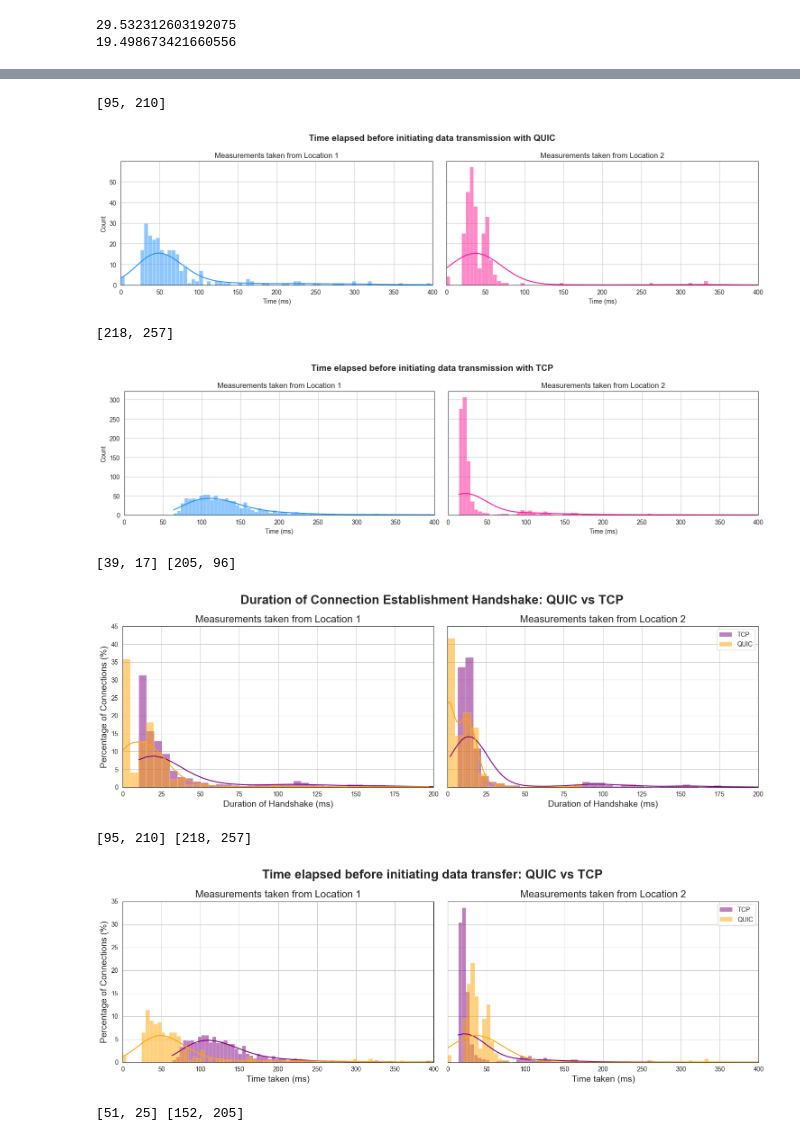
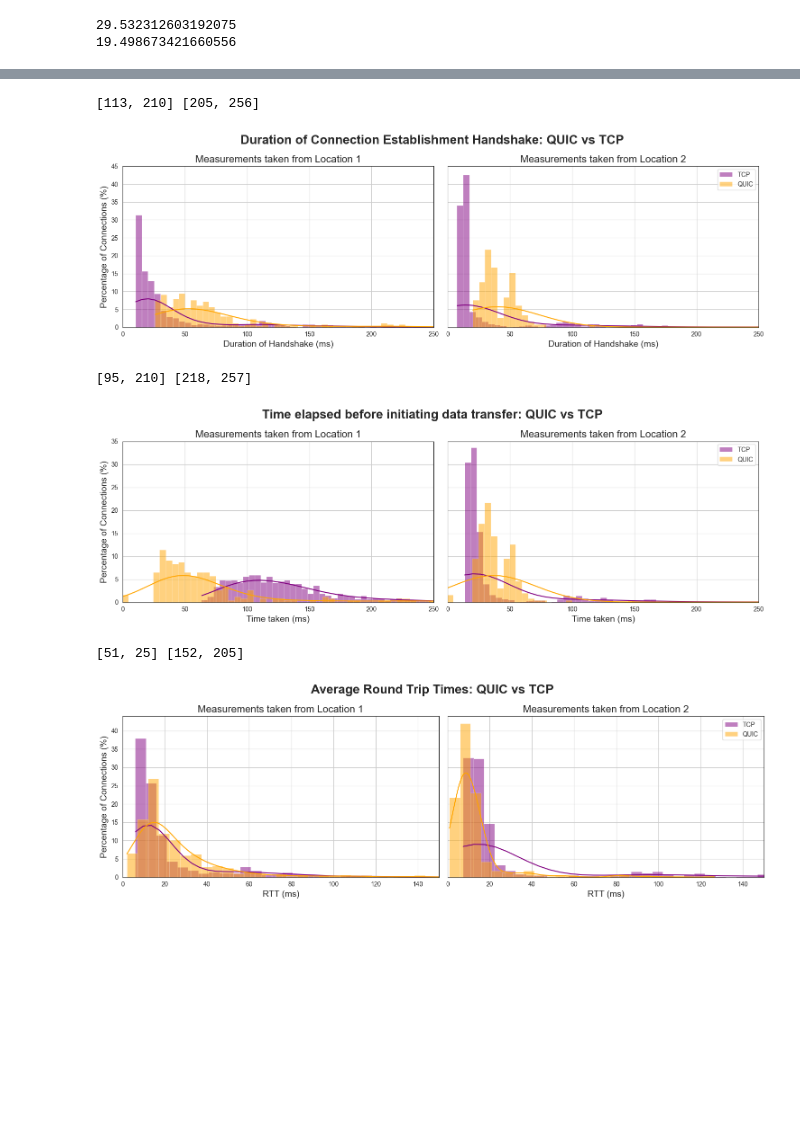
Before and after one commit to laradagata/l4project, a Jupyter notebook: src/main/data_analysis.ipynb, the cells around one changed output, grey strips where cells are left out. Drawn from its saved outputs; the diff is of its cells as text; code cells hidden in the pictures; blank space fills up the shorter version.

Commit message:
Fixed graphs axes

```diff
--- a/src/main/data_analysis.ipynb
+++ b/src/main/data_analysis.ipynb
@@ -786,22 +803,19 @@ generateTimetoFirstByteURLDistribution(handshake_times, handshake_times_tcp)
 # %%
 #pprint.pprint(handshake_times)
 #generateHandshakeTimeDistribution(handshake_times_tcp, 1, "Connection Establishment", "TCP")
 #generateHandshakeTimeDistribution(handshake_times_tcp_tls, 1, "Security", "TLS")
-generateHandshakeTimeDistribution(time_to_data_transfer, proto="QUIC")
-generateHandshakeTimeDistribution(time_before_data_transfer_tcp, proto="TCP")
+#generateHandshakeTimeDistribution(time_to_data_transfer, proto="QUIC")
+#generateHandshakeTimeDistribution(time_before_data_transfer_tcp, proto="TCP")
 
 generateOverlappedHandshakeTimeDistribution(handshake_times, handshake_times_tcp)
 generateOverlappedHandshakeTimeDistribution(time_to_data_transfer, time_before_data_transfer_tcp, type=2)
 
 #generateHandshakeTimeDistribution(round_trip_times_tcp, proto="TCP RTT")
 generateOverlappedHandshakeTimeDistribution(round_trip_times_quic, round_trip_times_tcp, type=3)
 # %% [output]
-[95, 210]
+[113, 210] [205, 256]
-[figure, old version]
+[figure, new version]
-[218, 257]
+[95, 210] [218, 257]
-[figure, old version]
+[figure, new version]
-[39, 17] [205, 96]
+[51, 25] [152, 205]
-[figure, old version]
+[figure, new version]
-[95, 210] [218, 257]
-[figure, removed]
-[51, 25] [152, 205]
```
Also changed, not shown: parts of 15 cells of this notebook, 1 other file.
